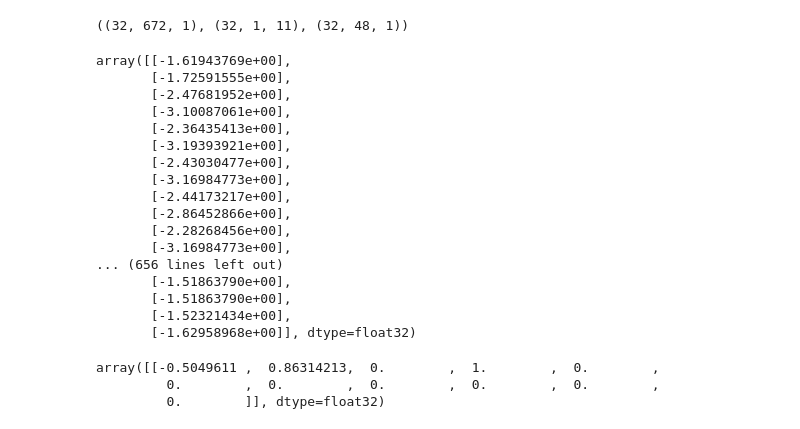
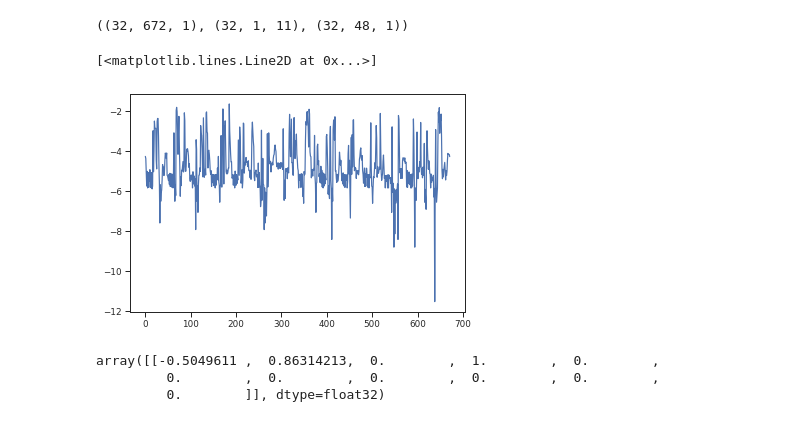
Before and after one commit to MArpogaus/Bernstein-Experiments, a Jupyter notebook: ipynb/load_data.ipynb, the cells around one changed output. Drawn from its saved outputs; the diff is of its cells as text; code cells hidden in the pictures.

```diff
--- a/ipynb/load_data.ipynb
+++ b/ipynb/load_data.ipynb
@@ -88,7 +88,9 @@ def load_data(data_path: str,
     data = {}
 
     column_transformers = {}
-    column_transformers['load'] = lambda x: tf.math.log(x + 1e-5)
+    load_max = 14.134
+    eps = 1e-5
+    column_transformers['load'] = lambda x: tf.math.log(x + eps) - tf.math.log(eps) / (tf.math.log(load_max) - tf.math.log(eps))
     column_transformers['weekday'] = lambda x: tf.one_hot(tf.cast(tf.squeeze(x), tf.uint8), 6)
 
     make_dataset = partial(WindowedTimeSeriesDataSet,
@@ -252,26 +261,11 @@ train_data = data_sets['train']
 x1.shape, x2.shape, y.shape
 # %% [output]
 ((32, 672, 1), (32, 1, 11), (32, 48, 1))
-# %%
-x1[0]
-# %% [output]
-array([[-1.61943769e+00],
-       [-1.72591555e+00],
-       [-2.47681952e+00],
-       [-3.10087061e+00],
-       [-2.36435413e+00],
-       [-3.19393921e+00],
-       [-2.43030477e+00],
-       [-3.16984773e+00],
-       [-2.44173217e+00],
-       [-2.86452866e+00],
-       [-2.28268456e+00],
-       [-3.16984773e+00],
-... (656 lines left out)
-       [-1.51863790e+00],
-       [-1.51863790e+00],
-       [-1.52321434e+00],
-       [-1.62958968e+00]], dtype=float32)
+# %%
+plt.plot(x1[0])
+# %% [output]
+[<matplotlib.lines.Line2D at 0x...>]
+[figure, added]
 # %%
 x2[0]
 # %% [output]
```
Also changed, not shown: parts of 14 cells of this notebook, 15 other files.
